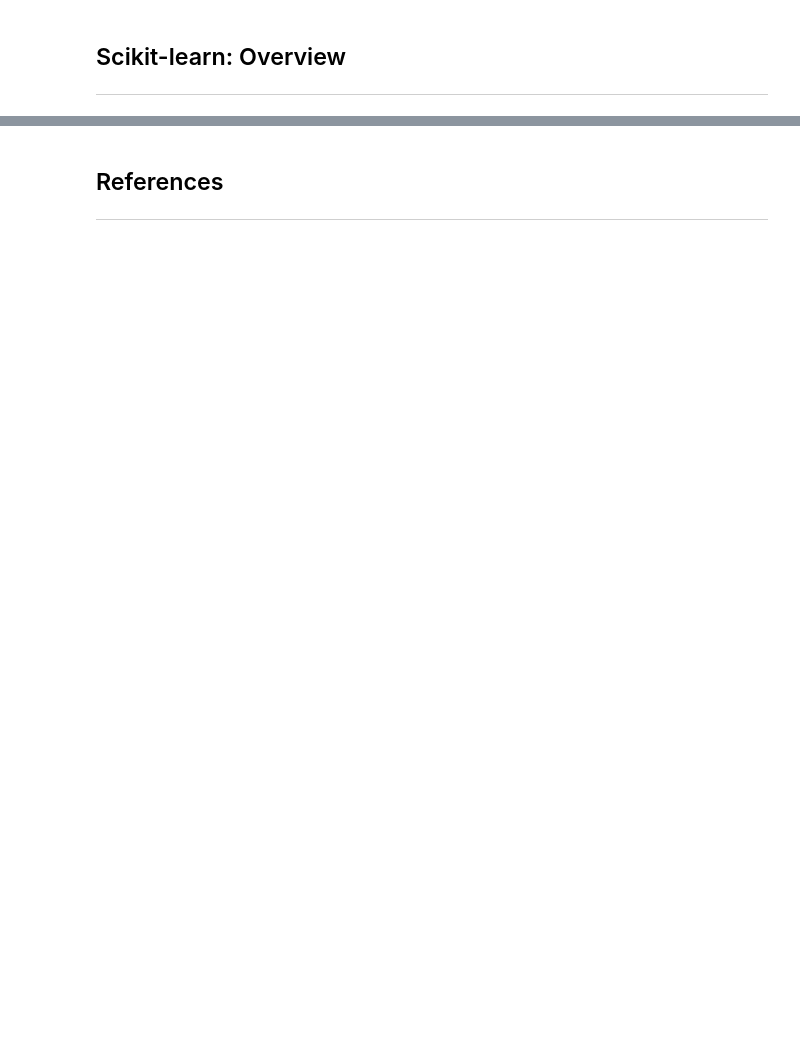
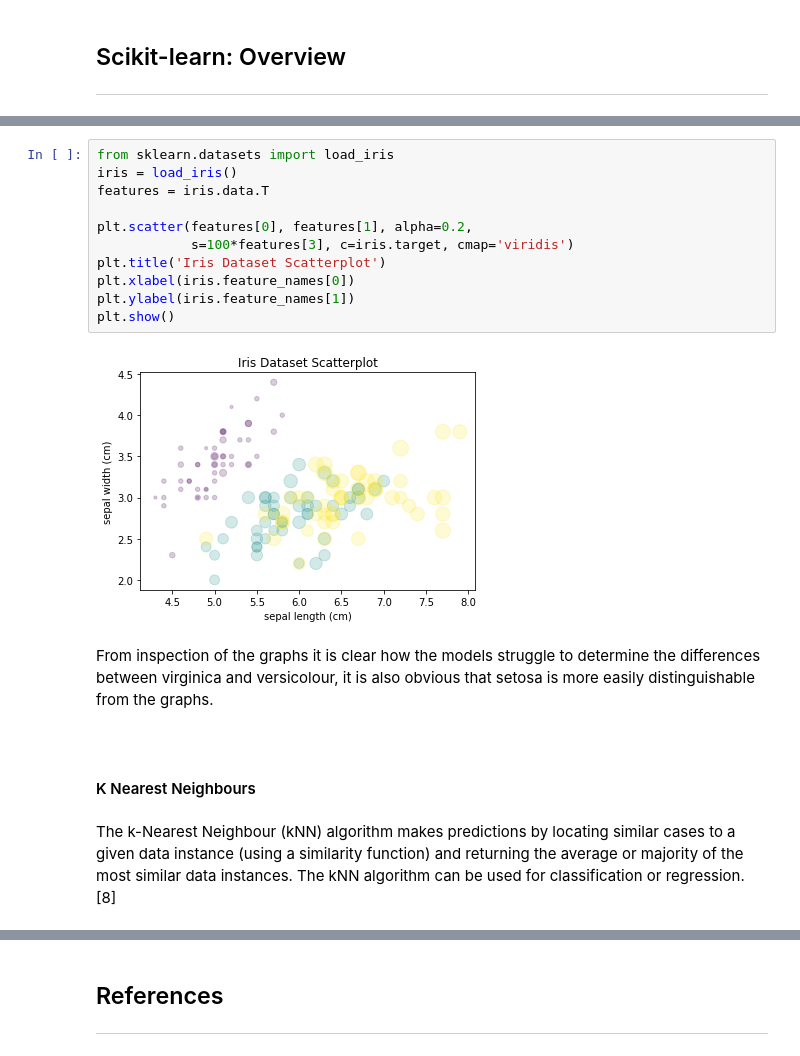
Before and after one commit to declanohara123/Machine-Learning-and-Statistics, a Jupyter notebook: scikit-learn.ipynb, the cells around one changed output, grey strips where cells are left out. Drawn from its saved outputs; the diff is of its cells as text; blank space fills up the shorter version.

```diff
--- a/scikit-learn.ipynb
+++ b/scikit-learn.ipynb
@@ -71,0 +166,21 @@ array([-1.60383681,  0.06409991,  0.7408913 ,  0.15261919,  0.86374389,
+# %%
+from sklearn.datasets import load_iris
+iris = load_iris()
+features = iris.data.T
+
+plt.scatter(features[0], features[1], alpha=0.2,
+            s=100*features[3], c=iris.target, cmap='viridis')
+plt.title('Iris Dataset Scatterplot')
+plt.xlabel(iris.feature_names[0])
+plt.ylabel(iris.feature_names[1])
+plt.show()
+# %% [output]
+[figure, added]
+# %% [markdown]
+From inspection of the graphs it is clear how the models struggle to determine the differences between virginica and versicolour, it is also obvious that setosa is more easily distinguishable from the graphs.
+# %% [markdown]
+<br>
+
+#### K Nearest Neighbours
+# %% [markdown]
+The k-Nearest Neighbour (kNN) algorithm makes predictions by locating similar cases to a given data instance (using a similarity function) and returning the average or majority of the most similar data instances. The kNN algorithm can be used for classification or regression. [8]
```
Also changed, not shown: parts of 49 cells of this notebook, 3 other files.
